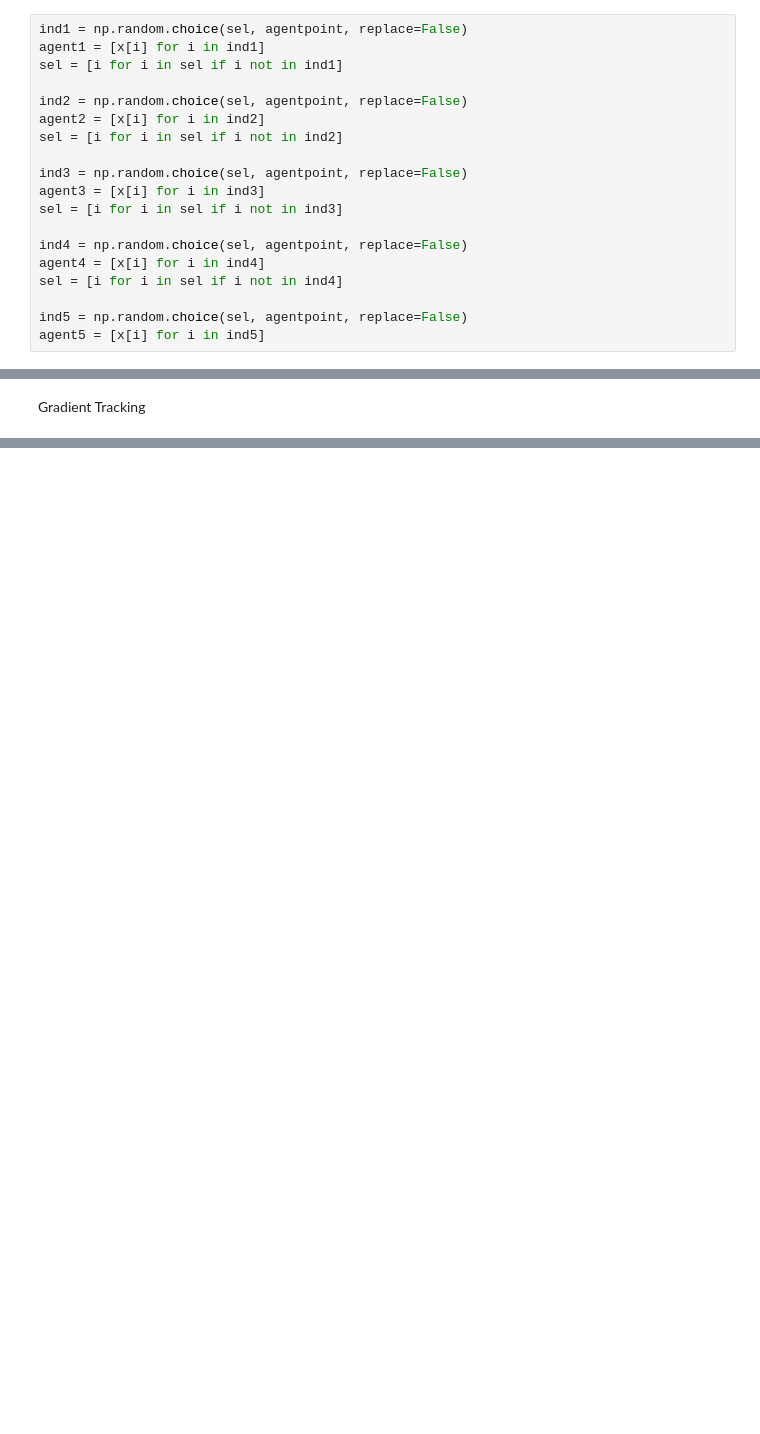
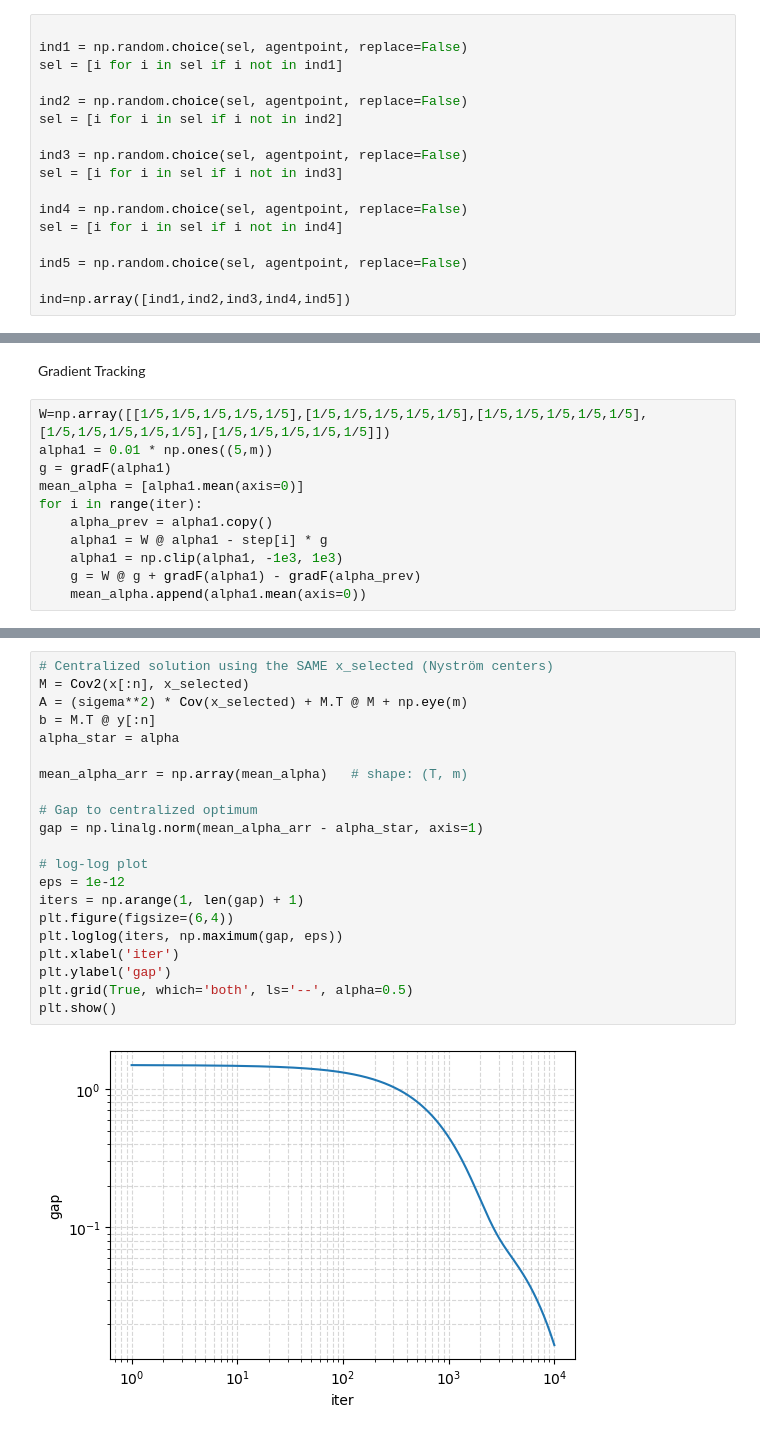
Before and after one commit to xiaomaju11/SOD-Project, a Jupyter notebook: project.ipynb, the cells around one changed output, grey strips where cells are left out. Saved outputs shown, nothing was run; the diff lists cells and outputs as text; blank space fills up the shorter version.

```diff
--- a/project.ipynb
+++ b/project.ipynb
@@ -107,19 +111,17 @@ x_selected = [x[i] for i in ind]
 # %%
+
 ind1 = np.random.choice(sel, agentpoint, replace=False)
-agent1 = [x[i] for i in ind1]
 sel = [i for i in sel if i not in ind1]
 
 ind2 = np.random.choice(sel, agentpoint, replace=False)
-agent2 = [x[i] for i in ind2]
 sel = [i for i in sel if i not in ind2]
 
 ind3 = np.random.choice(sel, agentpoint, replace=False)
-agent3 = [x[i] for i in ind3]
 sel = [i for i in sel if i not in ind3]
 
 ind4 = np.random.choice(sel, agentpoint, replace=False)
-agent4 = [x[i] for i in ind4]
 sel = [i for i in sel if i not in ind4]
 
 ind5 = np.random.choice(sel, agentpoint, replace=False)
-agent5 = [x[i] for i in ind5]
+
+ind=np.array([ind1,ind2,ind3,ind4,ind5])
@@ -126,2 +166,13 @@ agent5 = [x[i] for i in ind5]
 # %% [markdown]
 Gradient Tracking
+# %%
+W=np.array([[1/5,1/5,1/5,1/5,1/5],[1/5,1/5,1/5,1/5,1/5],[1/5,1/5,1/5,1/5,1/5],[1/5,1/5,1/5,1/5,1/5],[1/5,1/5,1/5,1/5,1/5]])
+alpha1 = 0.01 * np.ones((5,m))
+g = gradF(alpha1)
+mean_alpha = [alpha1.mean(axis=0)]
+for i in range(iter):
+    alpha_prev = alpha1.copy()
+    alpha1 = W @ alpha1 - step[i] * g
+    alpha1 = np.clip(alpha1, -1e3, 1e3)
+    g = W @ g + gradF(alpha1) - gradF(alpha_prev)
+    mean_alpha.append(alpha1.mean(axis=0))
@@ -127,0 +181,23 @@ Gradient Tracking
+# %%
+# Centralized solution using the SAME x_selected (Nyström centers)
+M = Cov2(x[:n], x_selected)
+A = (sigema**2) * Cov(x_selected) + M.T @ M + np.eye(m)
+b = M.T @ y[:n]
+alpha_star = alpha
+
+mean_alpha_arr = np.array(mean_alpha)   # shape: (T, m)
+
+# Gap to centralized optimum
+gap = np.linalg.norm(mean_alpha_arr - alpha_star, axis=1)
+
+# log-log plot
+eps = 1e-12
+iters = np.arange(1, len(gap) + 1)
+plt.figure(figsize=(6,4))
+plt.loglog(iters, np.maximum(gap, eps))
+plt.xlabel('iter')
+plt.ylabel('gap')
+plt.grid(True, which='both', ls='--', alpha=0.5)
+plt.show()
+# %% [output]
+[figure, added]
```
Also changed, not shown: parts of 7 cells of this notebook, 2 other files.
